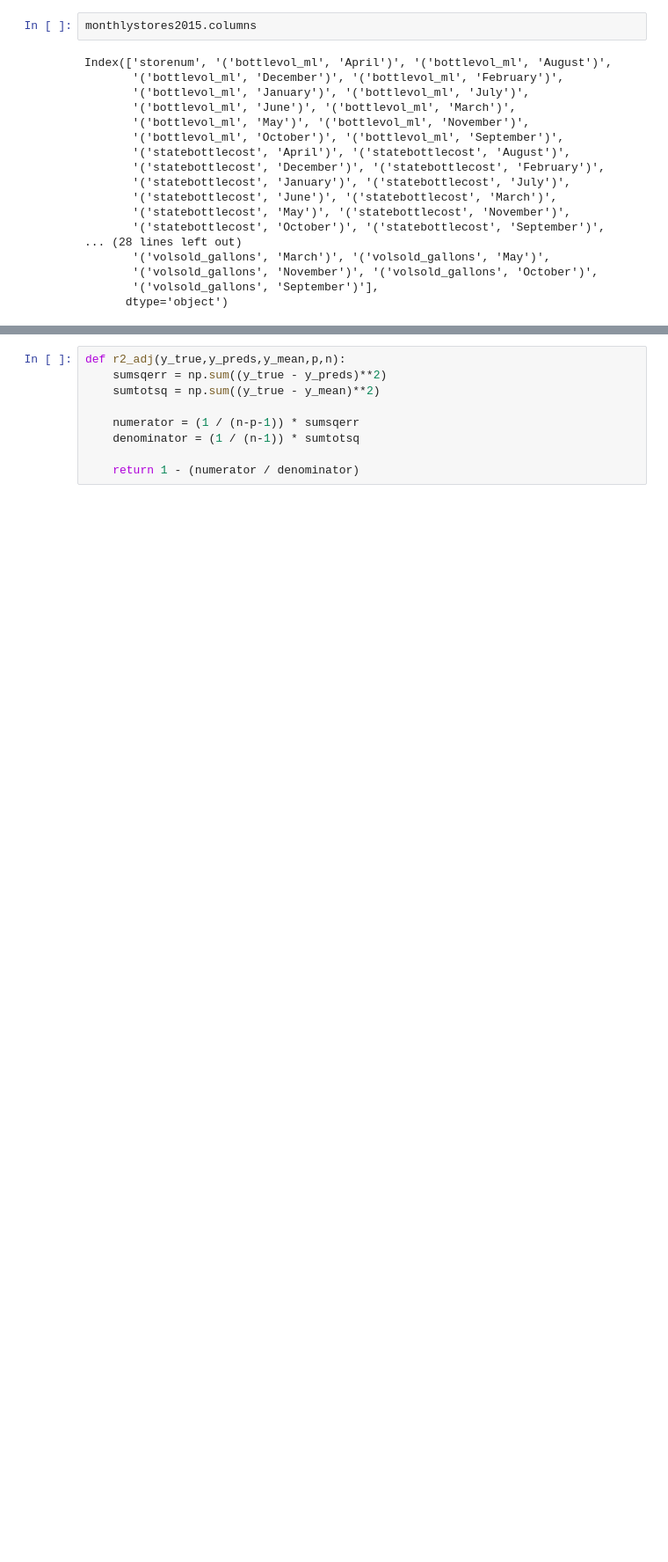
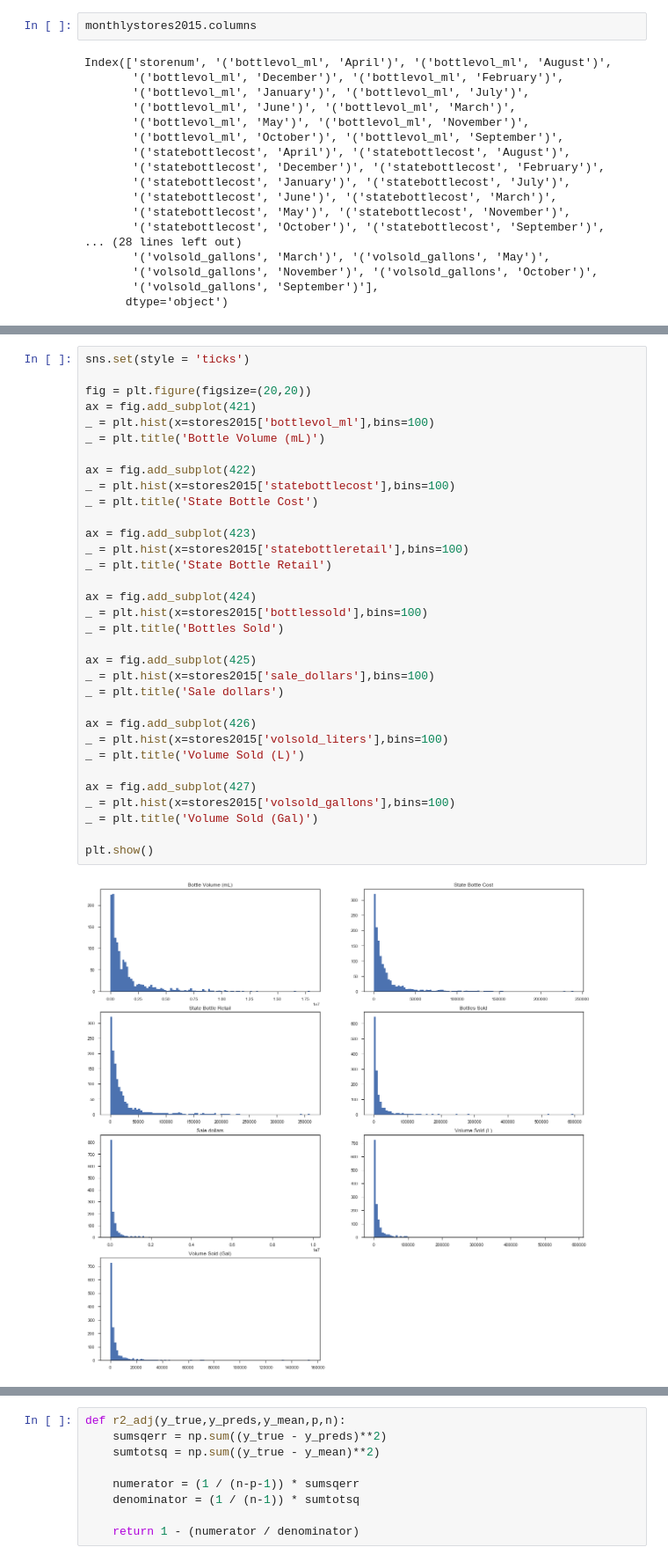
Before and after one commit to mjschillawski/Liquor-Sales-Linear-Regression, a Jupyter notebook: code/2016 Iowa Liquor Sales Projections.ipynb, the cells around one changed output, grey strips where cells are left out. Shown at 88% size. Saved outputs shown, nothing was run; the diff lists cells and outputs as text; blank space fills up the shorter version.

```diff
--- a/code/2016 Iowa Liquor Sales Projections.ipynb
+++ b/code/2016 Iowa Liquor Sales Projections.ipynb
@@ -538,0 +625,35 @@ r2_2015
+# %%
+sns.set(style = 'ticks')
+
+fig = plt.figure(figsize=(20,20))
+ax = fig.add_subplot(421)
+_ = plt.hist(x=stores2015['bottlevol_ml'],bins=100)
+_ = plt.title('Bottle Volume (mL)')
+
+ax = fig.add_subplot(422)
+_ = plt.hist(x=stores2015['statebottlecost'],bins=100)
+_ = plt.title('State Bottle Cost')
+
+ax = fig.add_subplot(423)
+_ = plt.hist(x=stores2015['statebottleretail'],bins=100)
+_ = plt.title('State Bottle Retail')
+
+ax = fig.add_subplot(424)
+_ = plt.hist(x=stores2015['bottlessold'],bins=100)
+_ = plt.title('Bottles Sold')
+
+ax = fig.add_subplot(425)
+_ = plt.hist(x=stores2015['sale_dollars'],bins=100)
+_ = plt.title('Sale dollars')
+
+ax = fig.add_subplot(426)
+_ = plt.hist(x=stores2015['volsold_liters'],bins=100)
+_ = plt.title('Volume Sold (L)')
+
+ax = fig.add_subplot(427)
+_ = plt.hist(x=stores2015['volsold_gallons'],bins=100)
+_ = plt.title('Volume Sold (Gal)')
+
+plt.show()
+# %% [output]
+[figure, added]
```
Also changed, not shown: parts of 249 cells of this notebook, 3 other files.
